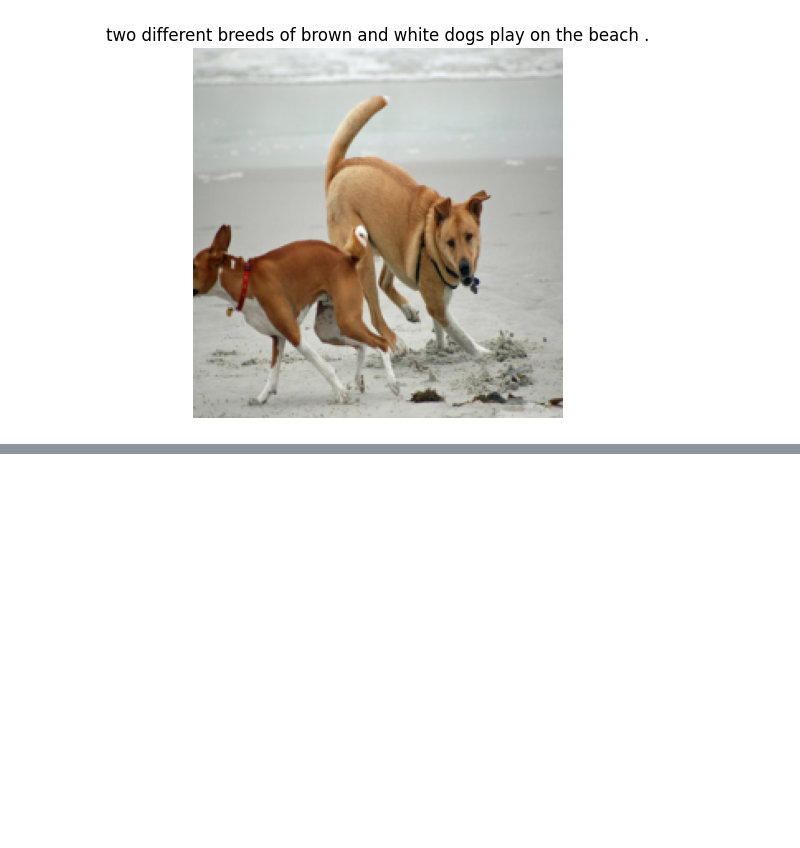
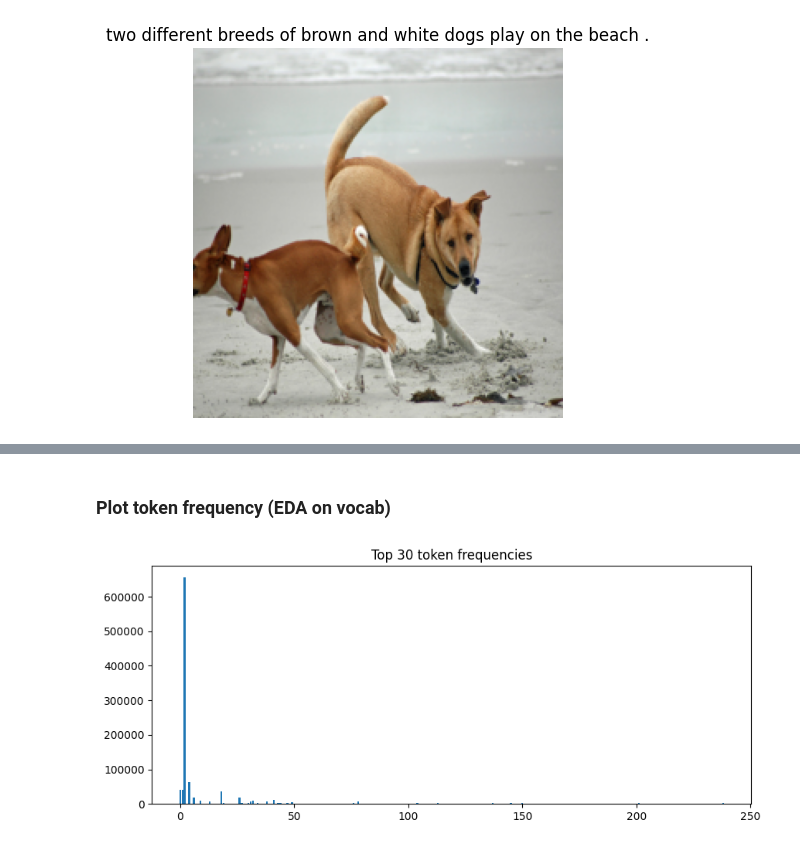
Before and after one commit to anees555/image-captioning-transformer, a Jupyter notebook: notebooks/experiment.ipynb, the cells around one changed output, grey strips where cells are left out. Saved outputs shown, nothing was run; the diff lists cells and outputs as text; code cells hidden in the pictures; blank space fills up the shorter version.

```diff
--- a/notebooks/experiment.ipynb
+++ b/notebooks/experiment.ipynb
@@ -60,0 +79,18 @@ plt.show()
+# %% [markdown]
+###  Plot  token frequency (EDA on vocab)
+# %%
+import collections
+import matplotlib.pyplot as plt
+
+counter = collections.Counter()
+for idx in range(len(dataset)):
+    _, caption_tensor = dataset[idx]
+    for token_id in caption_tensor:
+        counter[token_id.item()] += 1
+
+plt.figure(figsize=(10,4))
+plt.bar(*zip(*counter.most_common(30)))
+plt.title("Top 30 token frequencies")
+plt.show()
+# %% [output]
+[figure, added]
```
Also changed, not shown: parts of 4 cells of this notebook.
